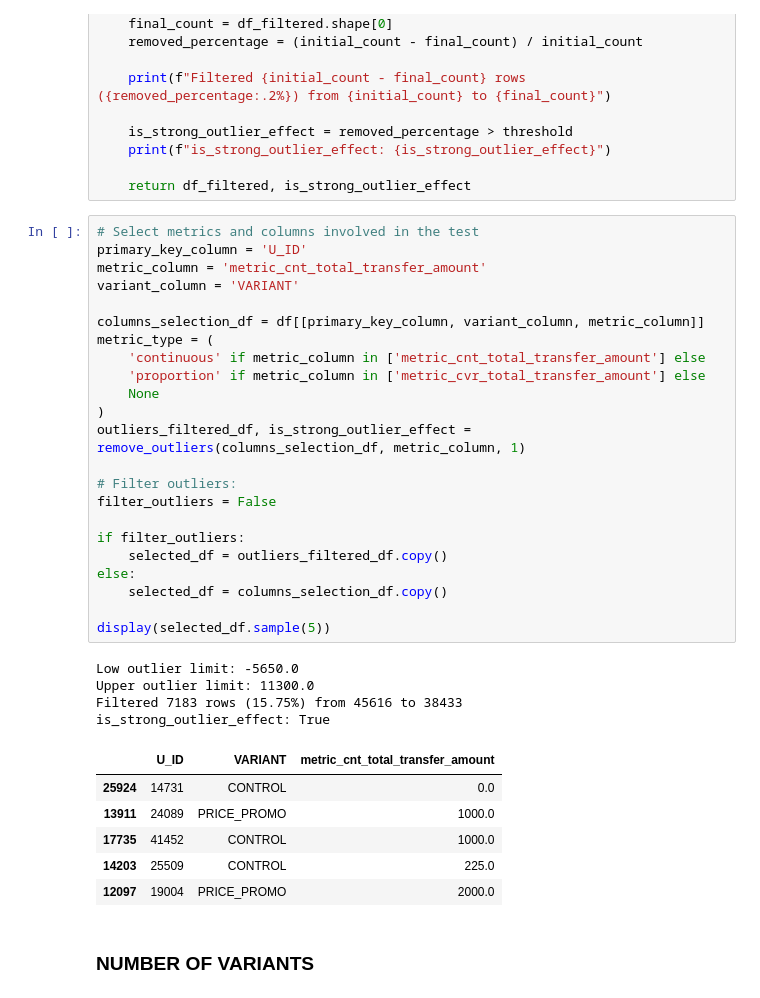
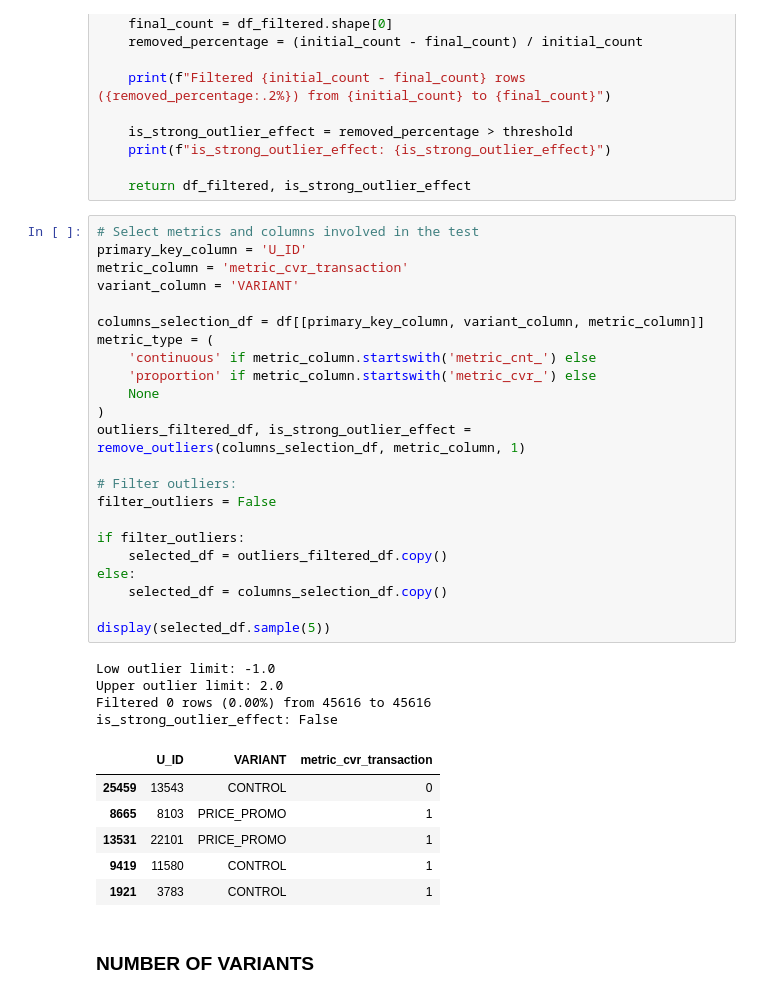
Before and after one commit to EAlmazanG/ab-test-framework, a Jupyter notebook: notebooks/ab-test_framework_template.ipynb, the cells around one changed output. Cells and saved outputs as stored; diff of their text form.

```diff
--- a/notebooks/ab-test_framework_template.ipynb
+++ b/notebooks/ab-test_framework_template.ipynb
@@ -181,37 +181,37 @@ def remove_outliers(df, metric_column, factor=1.5, threshold=0.1):
 # %%
 # Select metrics and columns involved in the test
 primary_key_column = 'U_ID'
-metric_column = 'metric_cnt_total_transfer_amount'
+metric_column = 'metric_cvr_transaction'
 variant_column = 'VARIANT'
 
 columns_selection_df = df[[primary_key_column, variant_column, metric_column]]
 metric_type = (
-    'continuous' if metric_column in ['metric_cnt_total_transfer_amount'] else
-    'proportion' if metric_column in ['metric_cvr_total_transfer_amount'] else
+    'continuous' if metric_column.startswith('metric_cnt_') else
+    'proportion' if metric_column.startswith('metric_cvr_') else
     None
 )
 outliers_filtered_df, is_strong_outlier_effect = remove_outliers(columns_selection_df, metric_column, 1)
 
 # Filter outliers:
 filter_outliers = False
 
 if filter_outliers:
     selected_df = outliers_filtered_df.copy()
 else:
     selected_df = columns_selection_df.copy()
 
 display(selected_df.sample(5))
 # %% [output]
-Low outlier limit: -5650.0
-Upper outlier limit: 11300.0
-Filtered 7183 rows (15.75%) from 45616 to 38433
-is_strong_outlier_effect: True
+Low outlier limit: -1.0
+Upper outlier limit: 2.0
+Filtered 0 rows (0.00%) from 45616 to 45616
+is_strong_outlier_effect: False
-|  | U_ID | VARIANT | metric_cnt_total_transfer_amount |
-| 25924 | 14731 | CONTROL | 0.0 |
-| 13911 | 24089 | PRICE_PROMO | 1000.0 |
-| 17735 | 41452 | CONTROL | 1000.0 |
-| 14203 | 25509 | CONTROL | 225.0 |
-| 12097 | 19004 | PRICE_PROMO | 2000.0 |
+|  | U_ID | VARIANT | metric_cvr_transaction |
+| 25459 | 13543 | CONTROL | 0 |
+| 8665 | 8103 | PRICE_PROMO | 1 |
+| 13531 | 22101 | PRICE_PROMO | 1 |
+| 9419 | 11580 | CONTROL | 1 |
+| 1921 | 3783 | CONTROL | 1 |
 # %% [markdown]
 ### NUMBER OF VARIANTS
 # %%
```
Also changed, not shown: parts of 7 cells of this notebook.
